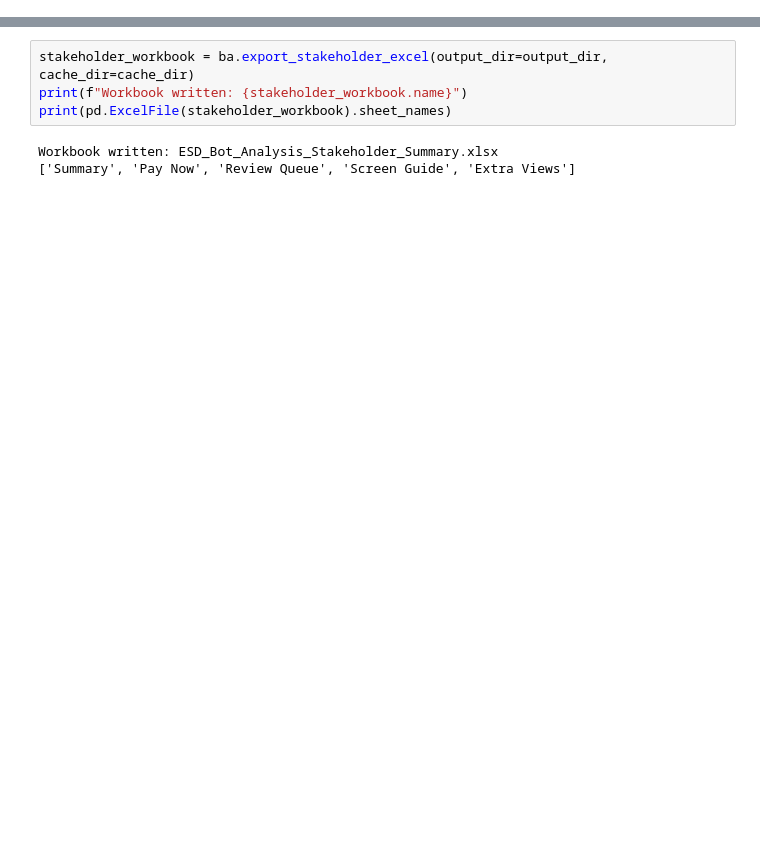
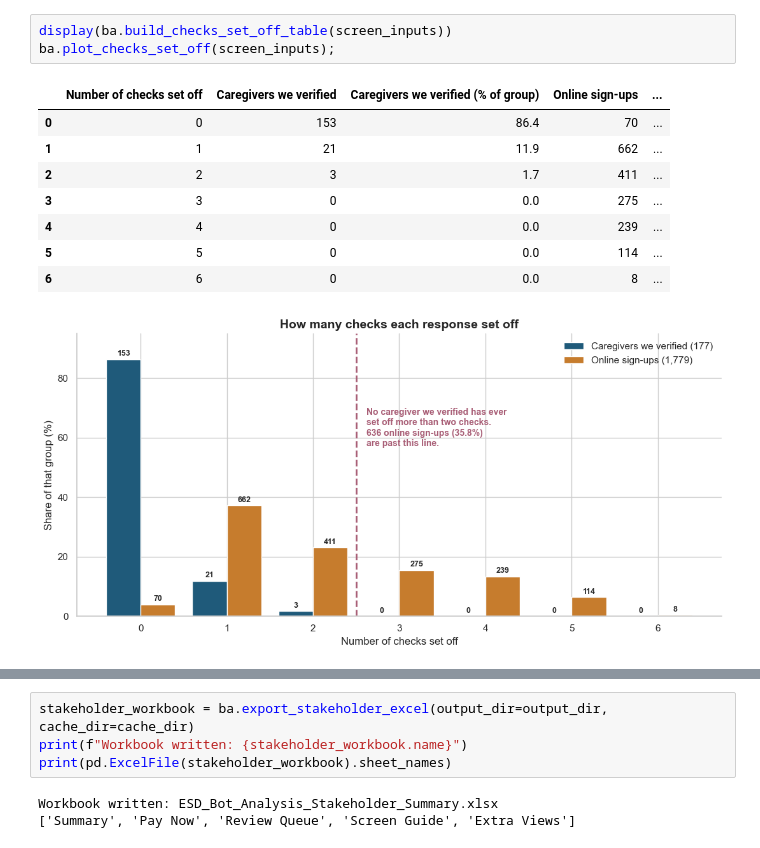
Before and after one commit to namo507/esd-redcap-metadata-watcher, a Jupyter notebook: projects/caregiver-cluster-analysis/bot_analysis_stakeholder.ipynb, the cells around one changed output, grey strips where cells are left out. Cells and saved outputs as stored; diff of their text form; blank space fills up the shorter version.

```diff
--- a/projects/caregiver-cluster-analysis/bot_analysis_stakeholder.ipynb
+++ b/projects/caregiver-cluster-analysis/bot_analysis_stakeholder.ipynb
@@ -201,0 +195,13 @@ The notebook also rebuilds the stakeholder workbook so the notebook and the expo
+# %%
+display(ba.build_checks_set_off_table(screen_inputs))
+ba.plot_checks_set_off(screen_inputs);
+# %% [output]
+|  | Number of checks set off | Caregivers we verified | Caregivers we verified (% of group) | Online sign-ups | ... |
+| 0 | 0 | 153 | 86.4 | 70 | ... |
+| 1 | 1 | 21 | 11.9 | 662 | ... |
+| 2 | 2 | 3 | 1.7 | 411 | ... |
+| 3 | 3 | 0 | 0.0 | 275 | ... |
+| 4 | 4 | 0 | 0.0 | 239 | ... |
+| 5 | 5 | 0 | 0.0 | 114 | ... |
+| 6 | 6 | 0 | 0.0 | 8 | ... |
+[figure, added]
```
Also changed, not shown: parts of 50 cells of this notebook, 2 other files.
